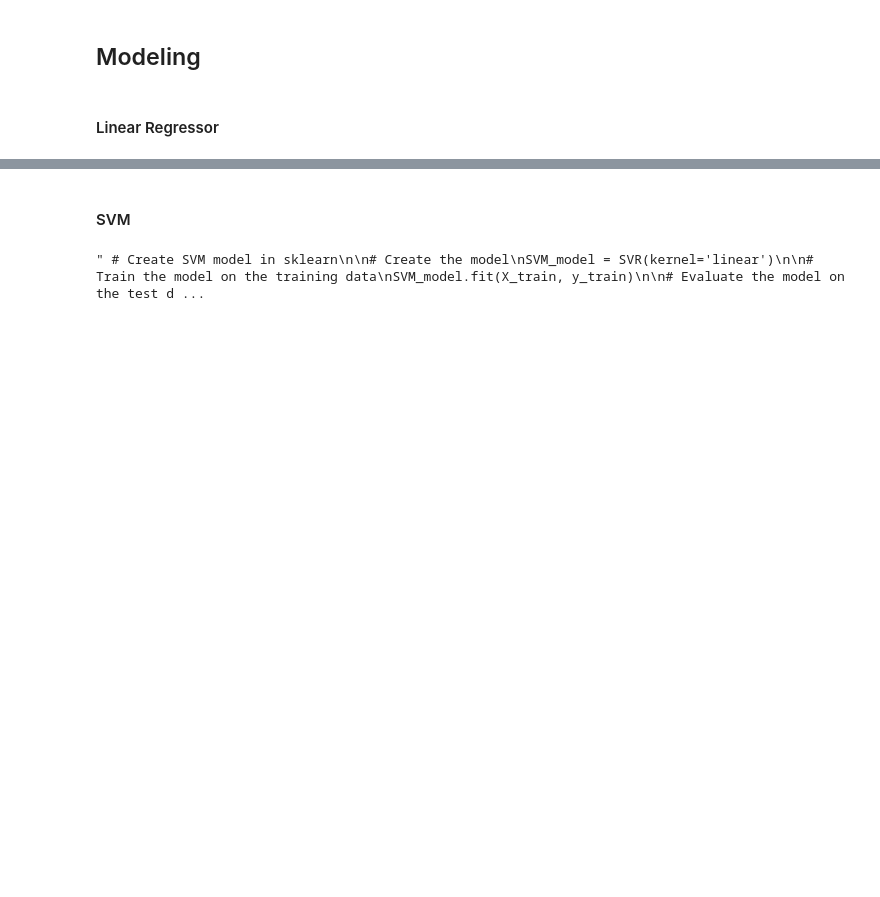
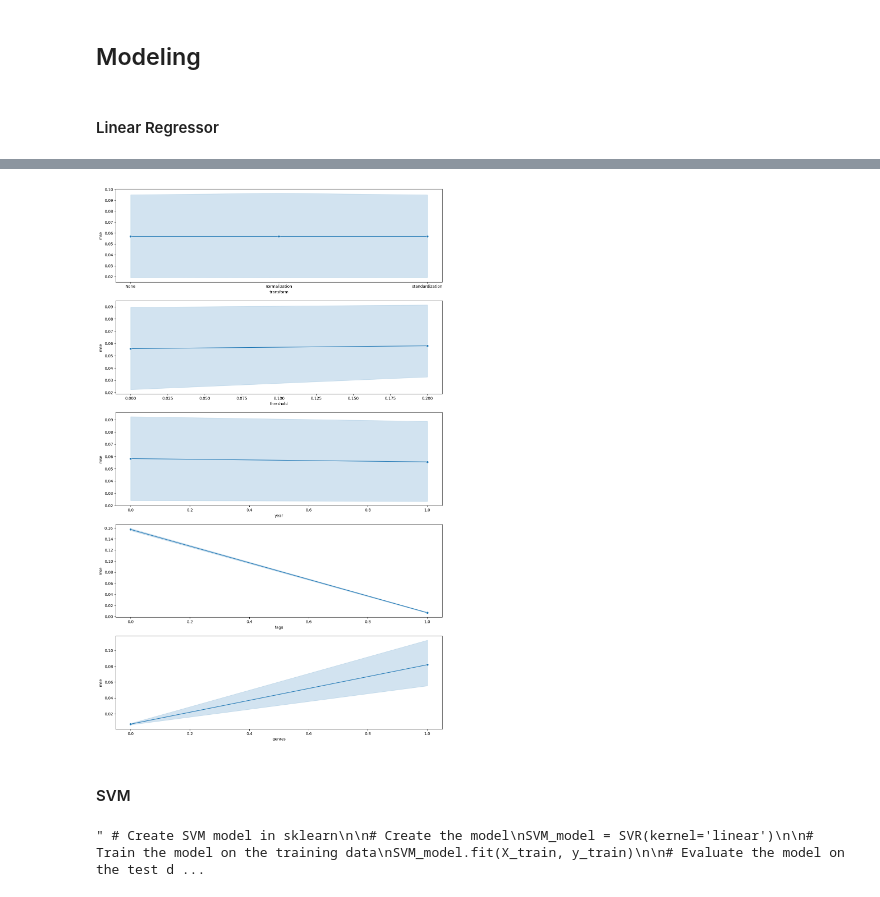
Before and after one commit to nicolopizzo/data-analytics, a Jupyter notebook: analysis.ipynb, the cells around one changed output, grey strips where cells are left out. Cells and saved outputs as stored; diff of their text form; code cells hidden in the pictures; blank space fills up the shorter version.

```diff
--- a/analysis.ipynb
+++ b/analysis.ipynb
@@ -649,16 +748,32 @@ X_train, X_val, y_train, y_val = train_test_split(X_train, y_train, test_size=0.
 # %% [markdown]
 #### Linear Regressor
 # %%
-# Create Linear Regression model in sklearn
+LR_datasets = pd.DataFrame(columns=['transform', 'threshold', 'year', 'tags', 'genres', 'mse', 'r2'])
 
-# Create the model
-LR_model = LinearRegression()
+for dataset in datasets:
+    df = dataset['data']
 
-# Train the model on the training data
-LR_model.fit(X_train, y_train)
+    print('\nTransform: {}, Threshold: {}, Year: {}, Tags: {}, Genres: {}'.format(dataset['transform'], dataset['threshold'], dataset['year'], dataset['tags'], dataset['genres']))
+    # Split data
+    X = df.drop(columns=['mean_rating'])
+    y = df['mean_rating']
 
-# Evaluate the model on the test data
-y_pred = LR_model.predict(X_test)
-print('Mean squared error: %.6f' % mean_squared_error(y_test, y_pred))
-print('Coefficient of determination: %.6f' % r2_score(y_test, y_pred))
+    # Split the data into training and testing sets
+    X_train, X_test, y_train, y_test = train_test_split(X, y, test_size=0.1, random_state=42)
+    X_train, X_val, y_train, y_val = train_test_split(X_train, y_train, test_size=0.1, random_state=42)
+
+    # Create Linear Regression model in sklearn
+
+    # Create the model
+    LR_model = LinearRegression()
+
+    # Train the model on the training data
+    LR_model.fit(X_train, y_train)
+
+    # Evaluate the model on the test data
+    y_pred = LR_model.predict(X_test)
+    print('Mean squared error: %.6f' % mean_squared_error(y_test, y_pred))
+    print('Coefficient of determination: %.6f' % r2_score(y_test, y_pred))
+
+    LR_datasets.loc[LR_datasets.shape[0]] = [dataset['transform'], dataset['threshold'], dataset['year'], dataset['tags'], dataset['genres'], mean_squared_error(y_test, y_pred), r2_score(y_test, y_pred)]
 # %% [output]
@@ -667,3 +831,15 @@ Coefficient of determination: 0.333812
+# %%
+# plot over mse
+fig, axs = plt.subplots(nrows=5, ncols=1, figsize=(15, 25))
+sns.lineplot(x='transform', y='mse', data=LR_datasets, ax=axs[0], marker='o')
+sns.lineplot(x='threshold', y='mse', data=LR_datasets, ax=axs[1], marker='o')
+sns.lineplot(x='year', y='mse', data=LR_datasets, ax=axs[2], marker='o')
+sns.lineplot(x='tags', y='mse', data=LR_datasets, ax=axs[3], marker='o')
+sns.lineplot(x='genres', y='mse', data=LR_datasets, ax=axs[4], marker='o')
+
+plt.show()
+# %% [output]
+[figure, added]
 # %% [markdown]
 #### SVM
 # %%
```
Also changed, not shown: parts of 23 cells of this notebook.
